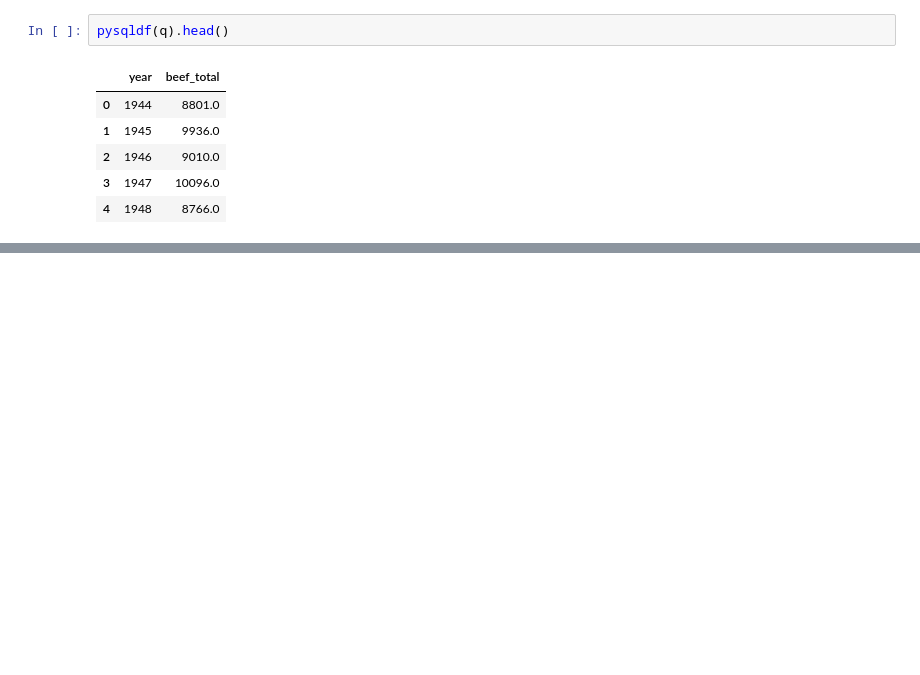
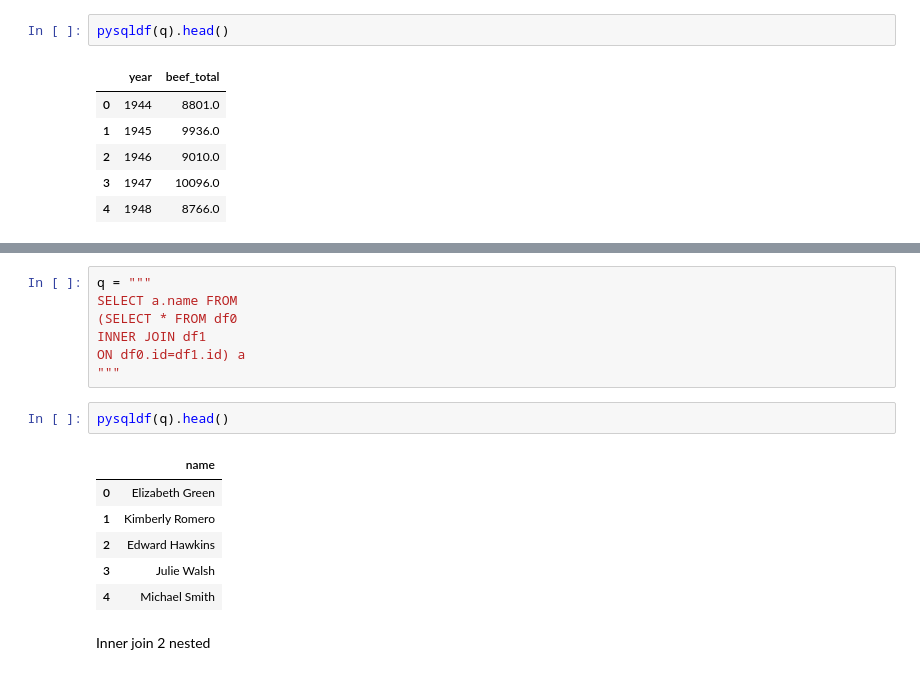
Before and after one commit to tinhb92/relax_ml, a Jupyter notebook: sql.ipynb, the cells around one changed output, grey strips where cells are left out. Cells and saved outputs as stored; diff of their text form; blank space fills up the shorter version.

```diff
--- a/sql.ipynb
+++ b/sql.ipynb
@@ -113,0 +193,18 @@ pysqldf(q).head()
+# %%
+q = """
+SELECT a.name FROM
+(SELECT * FROM df0
+INNER JOIN df1
+ON df0.id=df1.id) a
+"""
+# %%
+pysqldf(q).head()
+# %% [output]
+|  | name |
+| 0 | Elizabeth Green |
+| 1 | Kimberly Romero |
+| 2 | Edward Hawkins |
+| 3 | Julie Walsh |
+| 4 | Michael Smith |
+# %% [markdown]
+Inner join 2 nested
```
Also changed, not shown: parts of 16 cells of this notebook.
